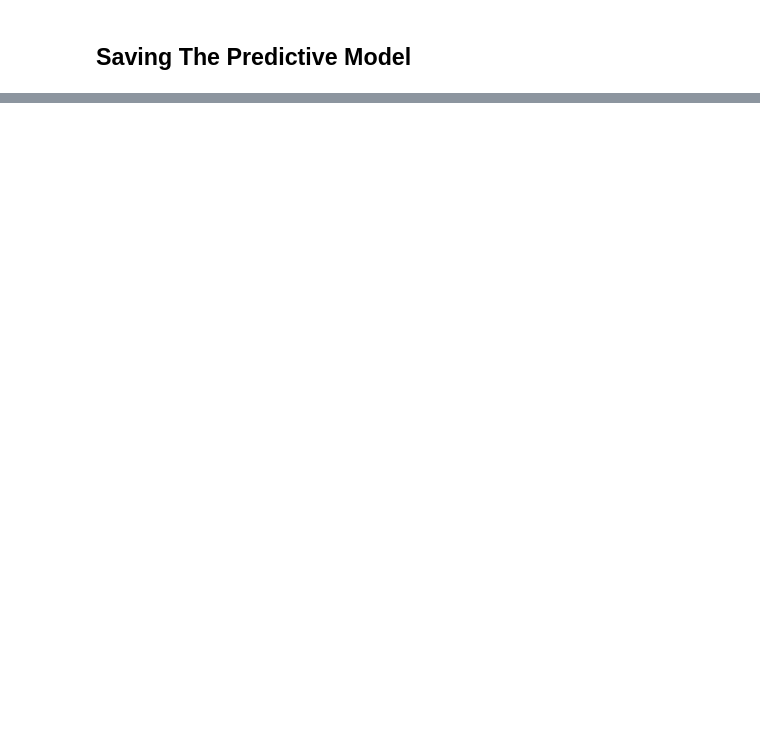
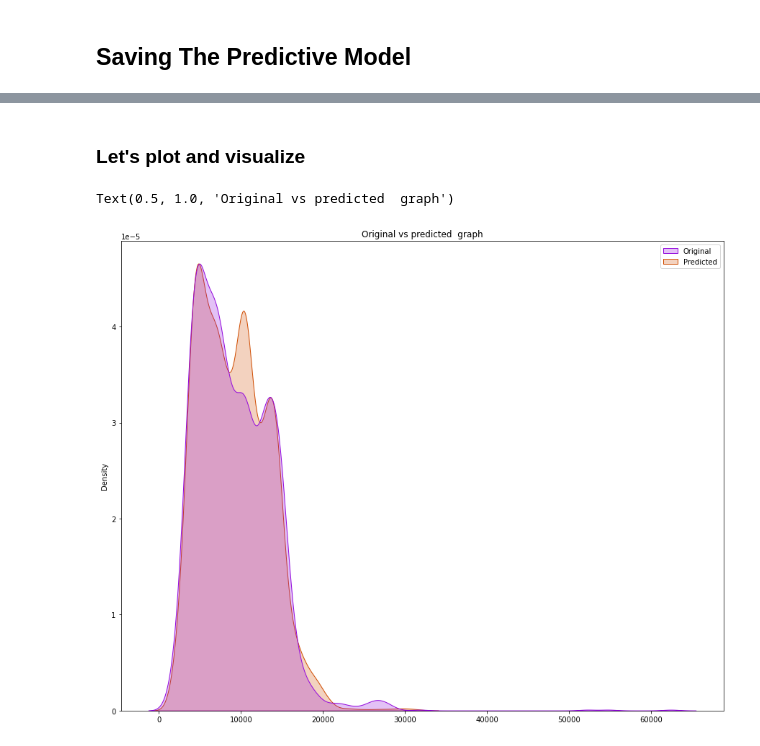
Before and after one commit to ArchanaKumari846/DataTrained_Projects, a Jupyter notebook: Flight_Price_Prediction.ipynb, the cells around one changed output, grey strips where cells are left out. Drawn from its saved outputs; the diff is of its cells as text; code cells hidden in the pictures; blank space fills up the shorter version.

```diff
--- a/Flight_Price_Prediction.ipynb
+++ b/Flight_Price_Prediction.ipynb
@@ -2657,9 +2696,2 @@ x_pca_test=pca.transform(flight_test)
 # %% [markdown]
 ## Saving The Predictive Model
-# %%
-#saving the model at local file system
-filename='Flight_Price_Prediction.pickle'
-pickle.dump(CV_GBR,open(filename,'wb'))
-#prediction using the saved model
-loaded_model = pickle.load(open(filename, 'rb'))
-loaded_model.predict(x_test)
@@ -2716,0 +2700,7 @@ model
+# %%
+#saving the model at local file system
+filename='Flight_Price_Predict.pickle'
+pickle.dump(GCV,open(filename,'wb'))
+#prediction using the saved model
+loaded_model1 = pickle.load(open(filename, 'rb'))
+loaded_model1.predict(x_test)
@@ -2716,0 +2712,6 @@ model
+# %%
+import numpy as np
+a = np.array(y_test)
+predicted1 = np.array(loaded_model1.predict(x_test))
+Flight_Price_Predict = pd.DataFrame({"Original":a,"Predicted":predicted1},index= range(len(a)))
+Flight_Price_Predict
@@ -2716,0 +2732,9 @@ model
+# %% [markdown]
+### Let's plot and visualize
+# %%
+plt.figure(figsize=(15,12))
+sns.kdeplot(data=Flight_Price_Predict, palette='gnuplot',gridsize=900, shade=True)
+plt.title('Original vs predicted  graph')
+# %% [output]
+Text(0.5, 1.0, 'Original vs predicted  graph')
+[figure, added]
```
Also changed, not shown: parts of 37 cells of this notebook.
